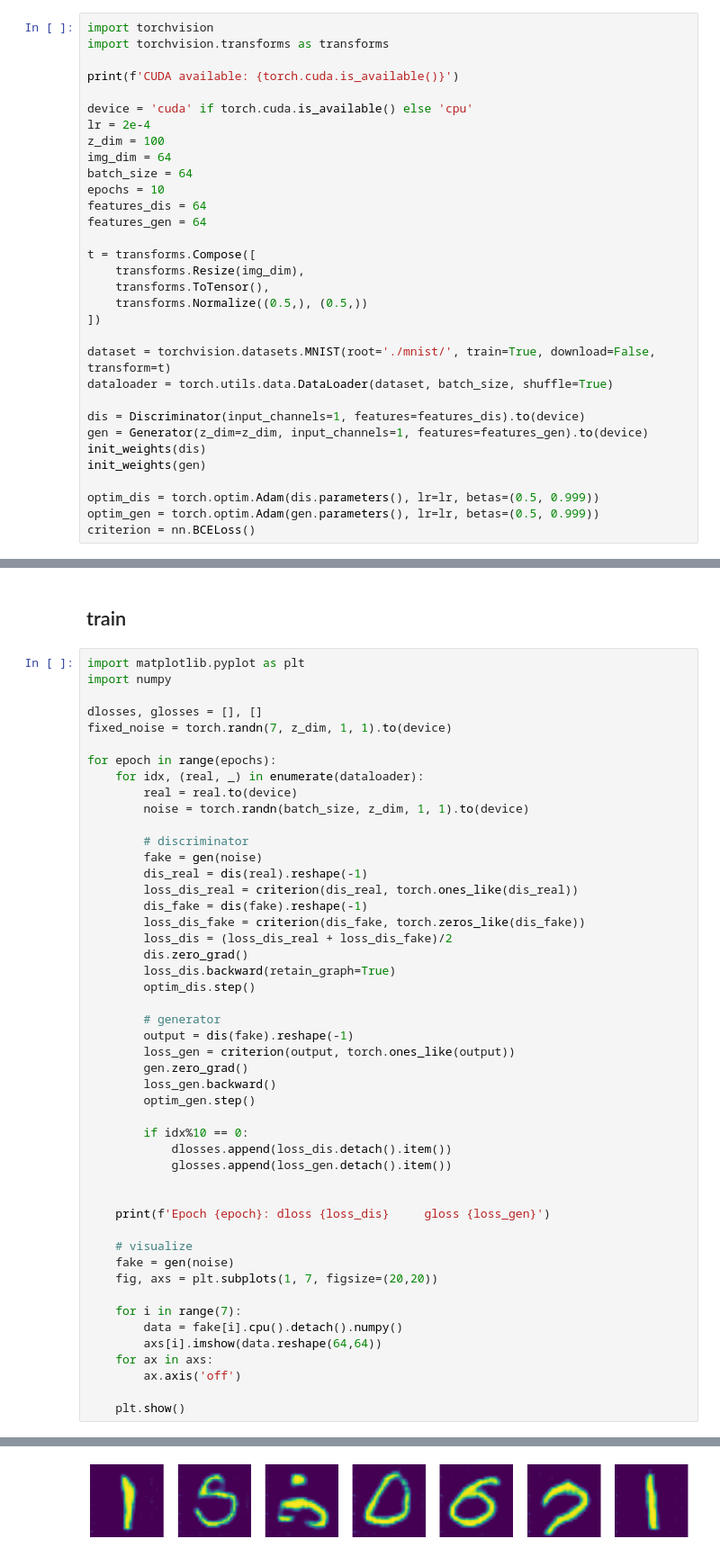
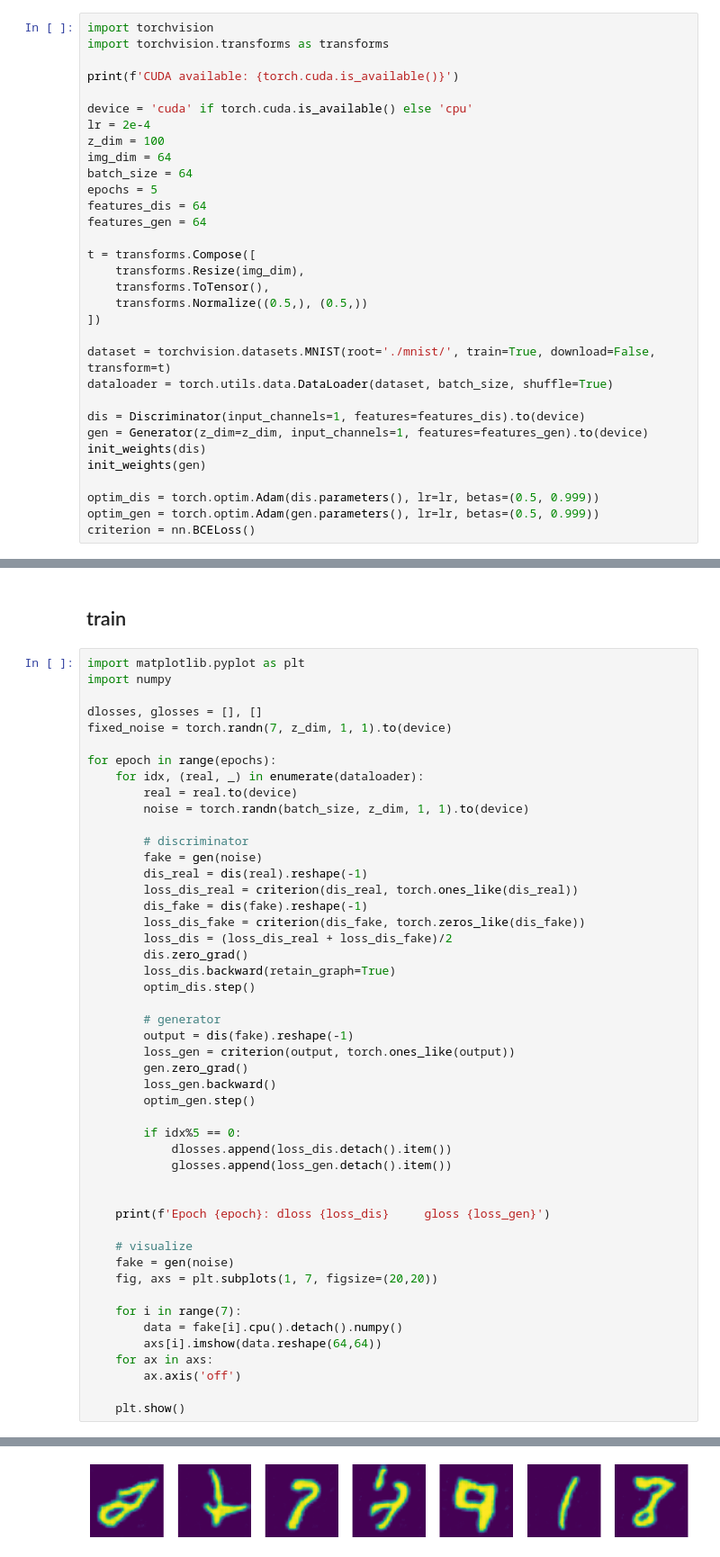
Before and after one commit to sanahuel/somenotebooks, a Jupyter notebook: dcgan.ipynb, the cells around one changed output, grey strips where cells are left out. Shown at 90% size. Drawn from its saved outputs; the diff is of its cells as text.

Commit message:
updated plots

```diff
--- a/dcgan.ipynb
+++ b/dcgan.ipynb
@@ -84,7 +84,7 @@ lr = 2e-4
 z_dim = 100
 img_dim = 64
 batch_size = 64
-epochs = 10
+epochs = 5
 features_dis = 64
 features_gen = 64
 
@@ -139,7 +139,7 @@ for epoch in range(epochs):
         loss_gen.backward()
         optim_gen.step()
 
-        if idx%10 == 0:
+        if idx%5 == 0:
             dlosses.append(loss_dis.detach().item())
             glosses.append(loss_gen.detach().item())
 
@@ -168 +168 @@ Epoch 3: dloss 0.11440466344356537     gloss 1.7957253456115723
-[figure, old version]
+[figure, new version]
```
Also changed, not shown: parts of 3 cells of this notebook, 1 other file.
